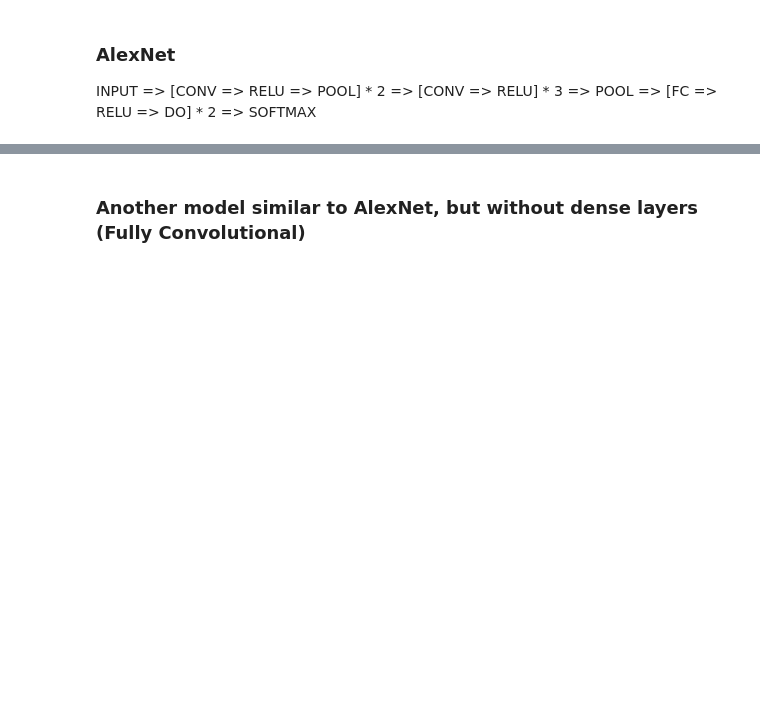
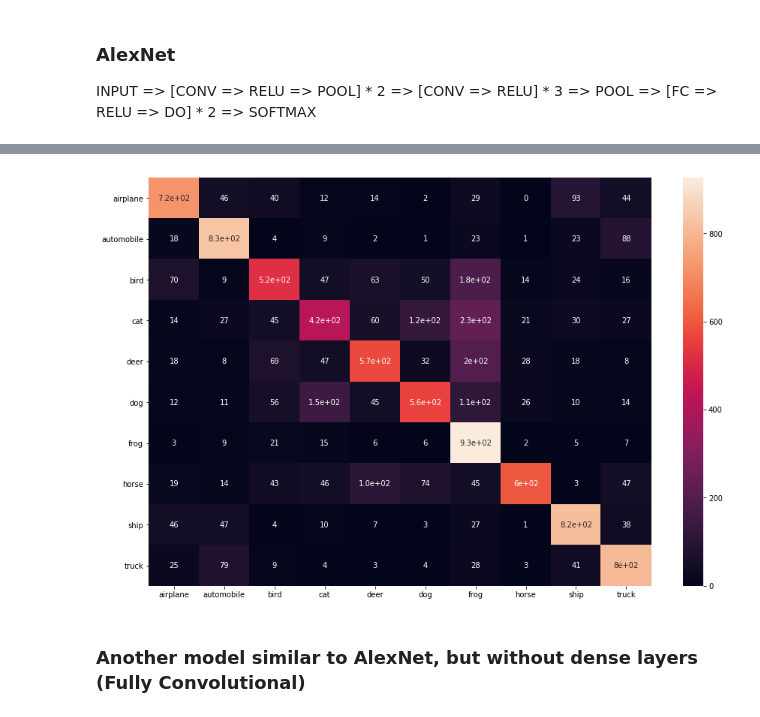
Before and after one commit to yuriimchg/Machine-Learning-sandbox, a Jupyter notebook: some_CNN_patterns.ipynb, the cells around one changed output, grey strips where cells are left out. Saved outputs shown, nothing was run; the diff lists cells and outputs as text; code cells hidden in the pictures; blank space fills up the shorter version.

Commit message:
CIFAR10

```diff
--- a/some_CNN_patterns.ipynb
+++ b/some_CNN_patterns.ipynb
@@ -111,11 +111,11 @@ def alex_net(batch_size, learning_rate, num_epochs, num_classes, dataset=(X_trai
     # ... => [FC => RELU => DO] * 2 => ...
     model.add(Flatten())
     # First
-    model.add(Dense(2048))
+    model.add(Dense(512))
     model.add(Activation("relu"))
     model.add(Dropout(0.5))
     # Second
-    model.add(Dense(2048))
+    model.add(Dense(512))
     model.add(Activation("relu"))
     model.add(Dropout(0.5))
 
@@ -128,11 +128,13 @@ def alex_net(batch_size, learning_rate, num_epochs, num_classes, dataset=(X_trai
                   optimizer=SGD(learning_rate),
                   metrics = ["accuracy"])
 
-    return model.fit(X_train, y_train,
+    model.fit(X_train, y_train,
               batch_size=batch_size,
               epochs=num_epochs,
               validation_data=(X_test, y_test),
               shuffle=True)
+
+    return model
 # %%
 def plot_results(model):
     plt.figure(figsize=(20,15))
@@ -152,7 +154,7 @@ def plot_results(model):
     plt.plot(np.arange(0,len(model.history["val_acc"])), model.history["val_acc"])
     return plt.show()
 # %%
-t = alex_net(batch_size=32, learning_rate=0.01, num_epochs=100, num_classes=10, dataset=(X_train, y_train, X_test, y_test))
+t = alex_net(batch_size=32, learning_rate=0.003, num_epochs=100, num_classes=10, dataset=(X_train, y_train, X_test, y_test))
 # %% [output]
 Train on 50000 samples, validate on 10000 samples
 Epoch 1/100
@@ -180,0 +176,2 @@ NameError: name 't' is not defined
+# %%
+y_pred = t.predict(X_test, batch_size=128)
@@ -181,3 +204,11 @@ NameError: name 't' is not defined
+# %%
+cm = confusion_matrix(y_test.argmax(axis=1), y_pred.argmax(axis=1))
+cm_df = pd.DataFrame(cm, index=[i for i in cifar10_labels.values()], columns = [c for c in cifar10_labels.values()])
+plt.figure(figsize=(15,10))
+sn.heatmap(cm_df, annot=True)
+plt.show()
+# %% [output]
+[figure, added]
 # %%
 def output_results(count, model, X_test, y_test, batch_size, label_names=cifar10_labels):
 
```
Also changed, not shown: parts of 12 cells of this notebook.
